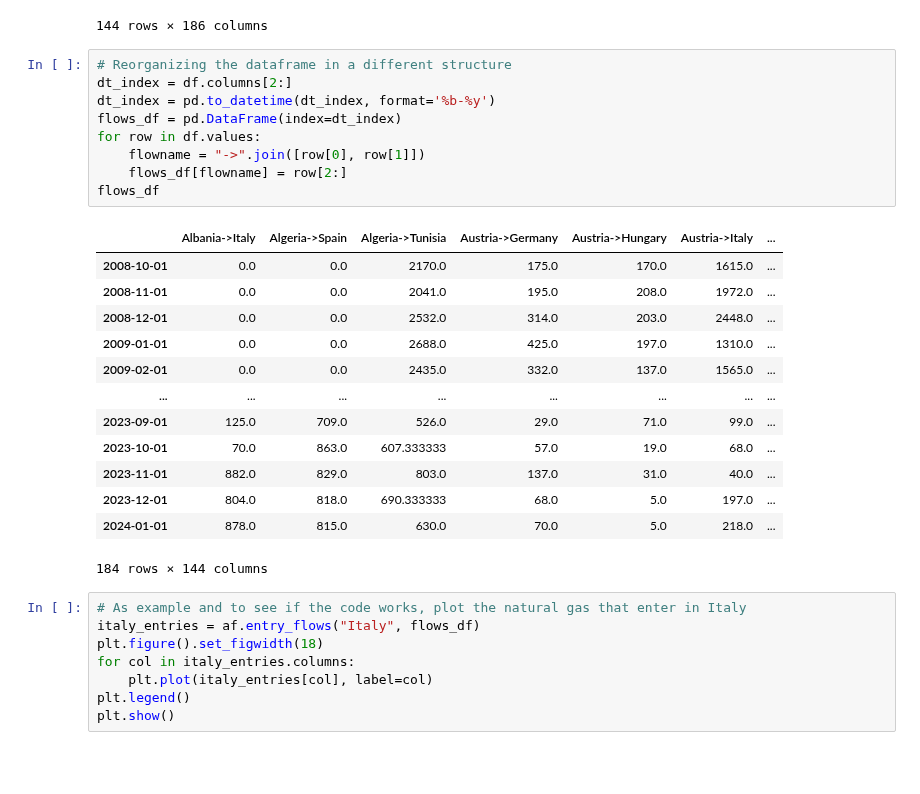
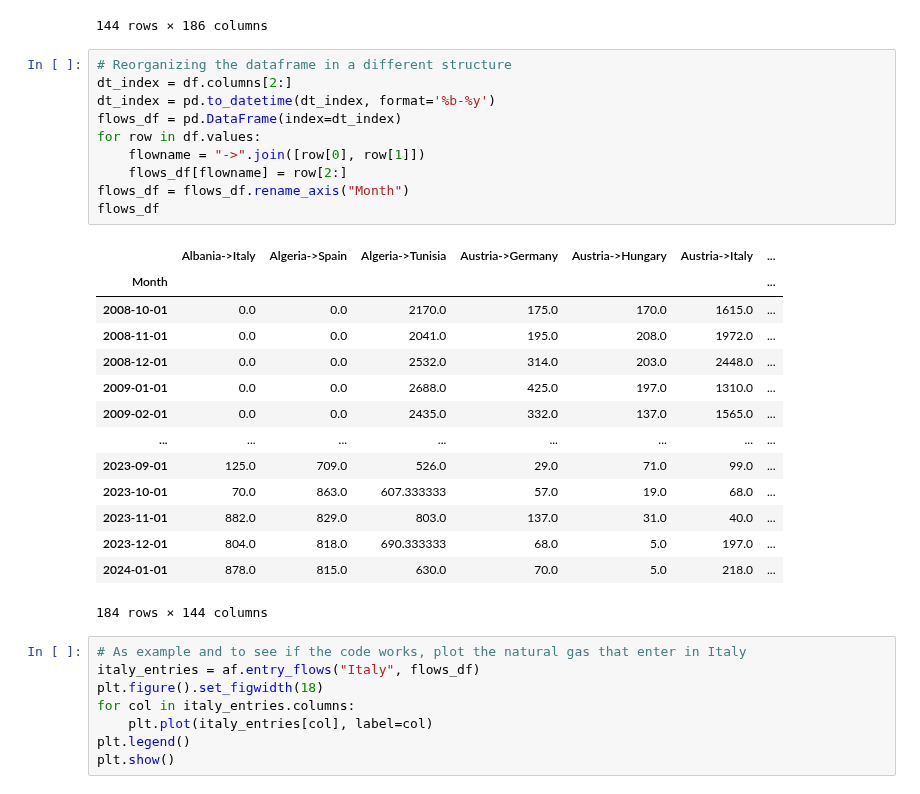
Before and after one commit to gaya22/Project_3_SEne, a Jupyter notebook: 02_data_cleaning.ipynb, the cells around one changed output. Drawn from its saved outputs; the diff is of its cells as text; blank space fills up the shorter version.

Commit message:
Index fixed
I've put the name of the column index as "month"

```diff
--- a/02_data_cleaning.ipynb
+++ b/02_data_cleaning.ipynb
@@ -54,14 +54,16 @@ df
 # %%
 # Reorganizing the dataframe in a different structure
 dt_index = df.columns[2:]
 dt_index = pd.to_datetime(dt_index, format='%b-%y')
 flows_df = pd.DataFrame(index=dt_index)
 for row in df.values:
     flowname = "->".join([row[0], row[1]])
     flows_df[flowname] = row[2:]
+flows_df = flows_df.rename_axis("Month")
 flows_df
 # %% [output]
 |  | Albania->Italy | Algeria->Spain | Algeria->Tunisia | Austria->Germany | Austria->Hungary | Austria->Italy | ... |
+| Month |  |  |  |  |  |  | ... |
 | 2008-10-01 | 0.0 | 0.0 | 2170.0 | 175.0 | 170.0 | 1615.0 | ... |
 | 2008-11-01 | 0.0 | 0.0 | 2041.0 | 195.0 | 208.0 | 1972.0 | ... |
 | 2008-12-01 | 0.0 | 0.0 | 2532.0 | 314.0 | 203.0 | 2448.0 | ... |
```
Also changed, not shown: 2 other files.
